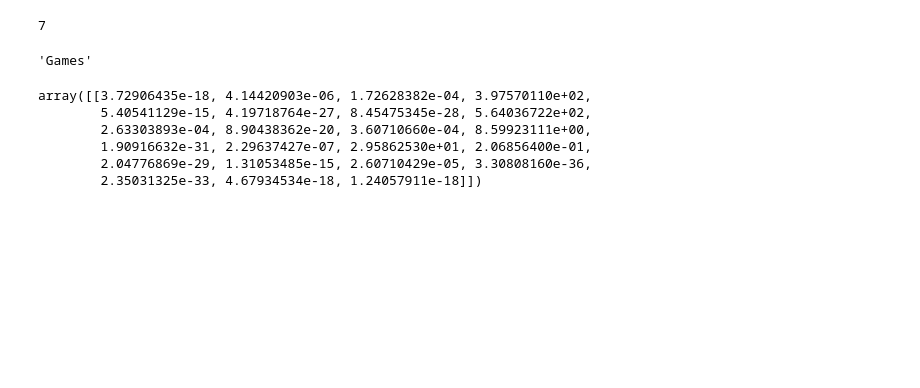
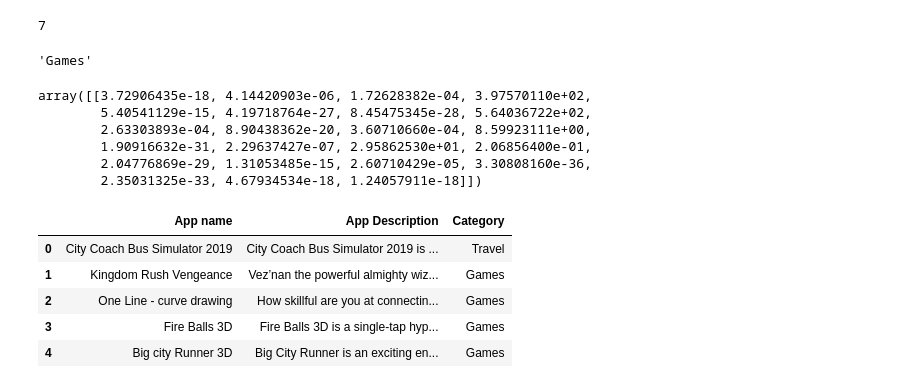
Before and after one commit to nareshkumar66675/Appomania, a Jupyter notebook: notebooks/Classification/AppClassifier.ipynb, the cells around one changed output. Cells and saved outputs as stored; diff of their text form; code cells hidden in the pictures; blank space fills up the shorter version.

```diff
--- a/notebooks/Classification/AppClassifier.ipynb
+++ b/notebooks/Classification/AppClassifier.ipynb
@@ -310,3 +369,14 @@ array([[3.72906435e-18, 4.14420903e-06, 1.72628382e-04, 3.97570110e+02,
         1.90916632e-31, 2.29637427e-07, 2.95862530e+01, 2.06856400e-01,
         2.04776869e-29, 1.31053485e-15, 2.60710429e-05, 3.30808160e-36,
         2.35031325e-33, 4.67934534e-18, 1.24057911e-18]])
+# %%
+newAppFilePath = r'C:\Users\kumar\OneDrive\Documents\Projects\Appomania\data\external\Android\GoogleNewAppsDescTest1.csv'
+newDescDF = pd.read_csv(newAppFilePath)
+newDescDF.head()
+# %% [output]
+|  | App name | App Description | Category |
+| 0 | City Coach Bus Simulator 2019 | City Coach Bus Simulator 2019 is ... | Travel |
+| 1 | Kingdom Rush Vengeance | Vez’nan the powerful almighty wiz... | Games |
+| 2 | One Line - curve drawing | How skillful are you at connectin... | Games |
+| 3 | Fire Balls 3D | Fire Balls 3D is a single-tap hyp... | Games |
+| 4 | Big city Runner 3D | Big City Runner is an exciting en... | Games |
```
Also changed, not shown: parts of 26 cells of this notebook, 4 other files.
